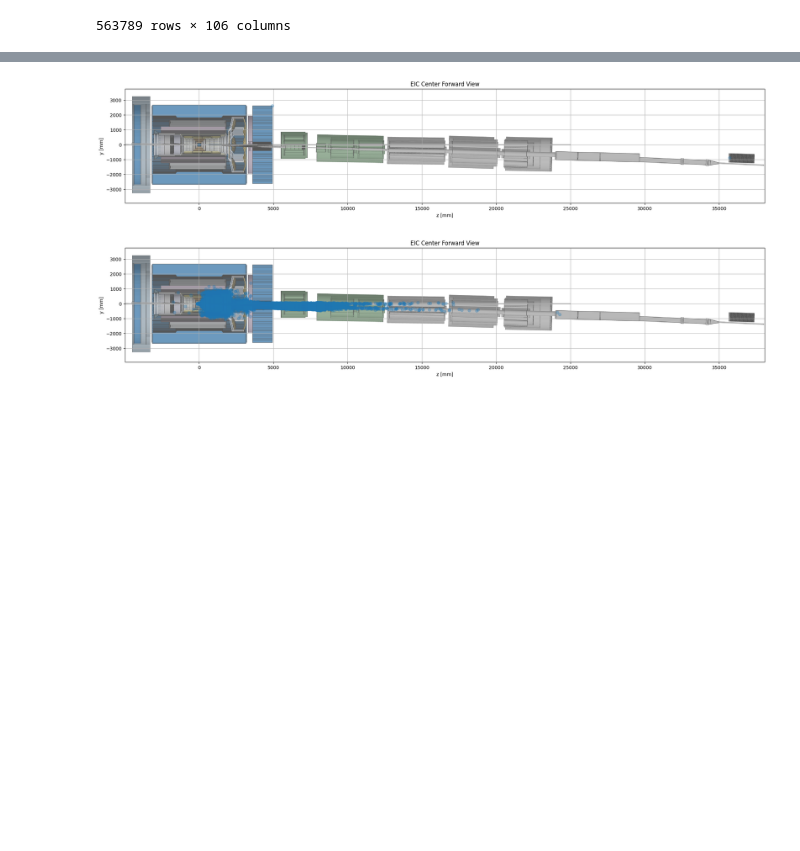
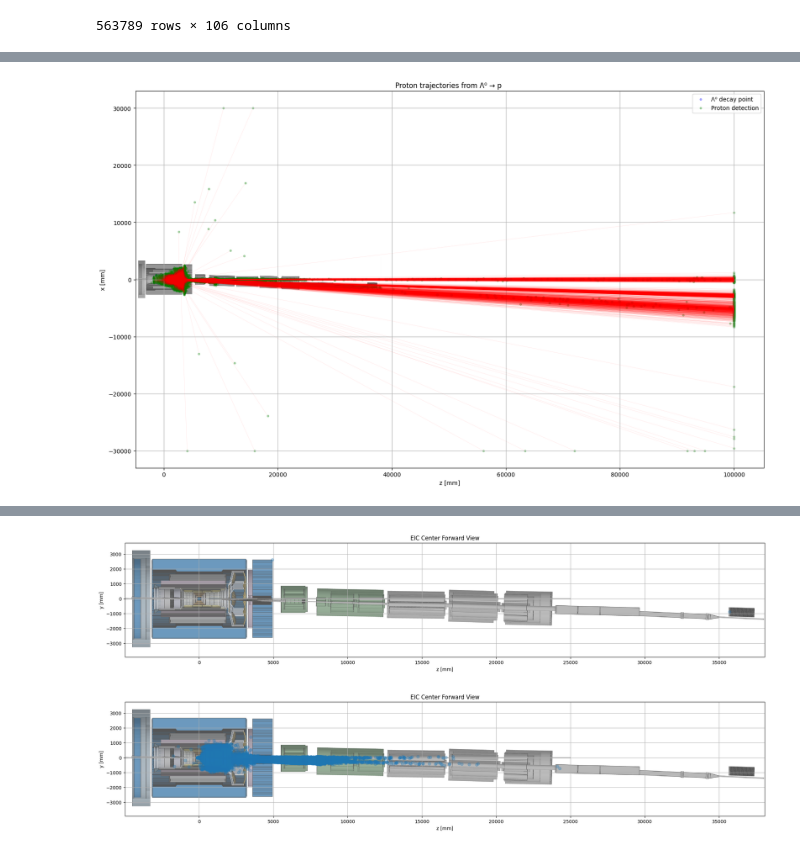
Before and after one commit to Allseeing1620/acceptance-analysis, a Jupyter notebook: analyze-df.ipynb, the cells around one changed output, grey strips where cells are left out. Cells and saved outputs as stored; diff of their text form; code cells hidden in the pictures; blank space fills up the shorter version.

```diff
--- a/analyze-df.ipynb
+++ b/analyze-df.ipynb
@@ -25,0 +113,28 @@ df
+# %%
+lam_z = p_pi_minus_decays['lam_epz'].values
+lam_x = p_pi_minus_decays['lam_epx'].values
+
+prot_z = p_pi_minus_decays['prot_epz'].values
+prot_x = p_pi_minus_decays['prot_epx'].values
+
+segments = np.array([[[lam_z[i], lam_x[i]], [prot_z[i], prot_x[i]]] for i in range(len(lam_z))])
+
+fig, ax = create_plot_with_background(bck_image="eic_center_forward_bw.png")
+
+line_collection = LineCollection(segments, color='red', alpha=0.1, linewidths=0.5)
+ax.add_collection(line_collection)
+
+ax.scatter(lam_z, lam_x, alpha=0.3, color='blue', s=10, label='Λ⁰ decay point')
+ax.scatter(prot_z, prot_x, alpha=0.3, color='green', s=10, label='Proton detection')
+
+ax.set_xlabel("z [mm]")
+ax.set_ylabel("x [mm]")
+ax.set_aspect("equal", adjustable="box")
+ax.grid(True)
+ax.legend()
+ax.set_title(f"Proton trajectories from Λ⁰ → p ")
+
+plt.tight_layout()
+plt.show()
+# %% [output]
+[figure, added]
```
Also changed, not shown: parts of 16 cells of this notebook, 1 other file.
